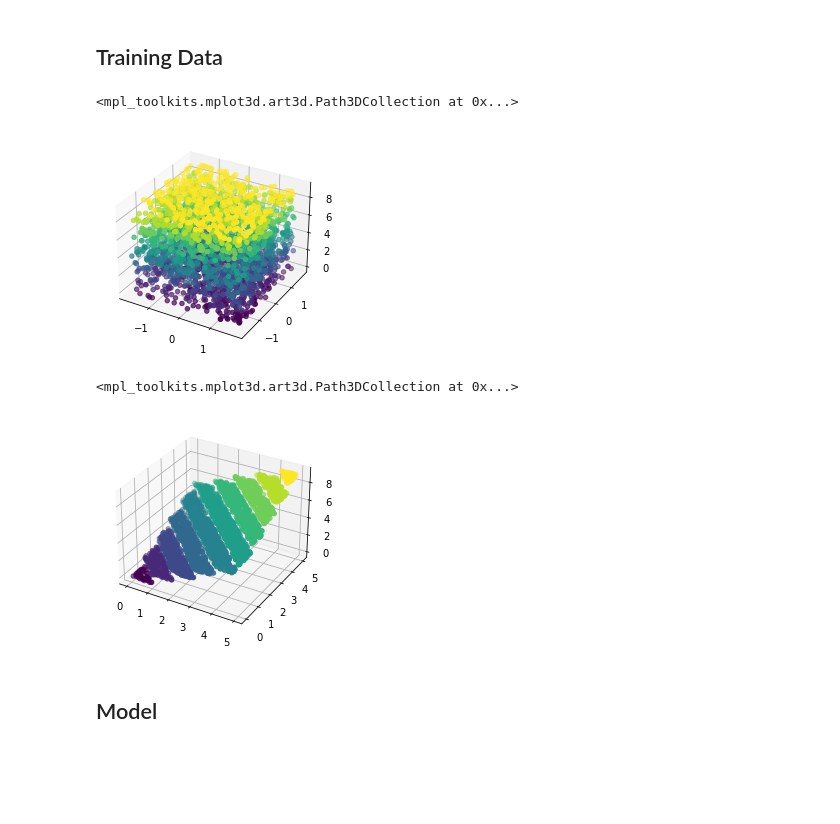
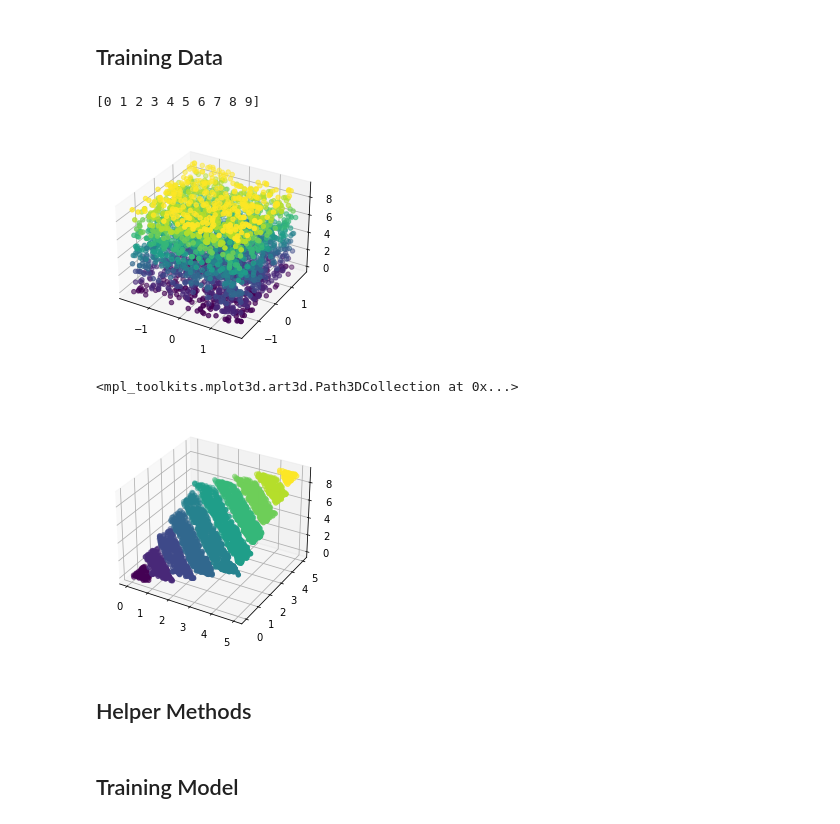
Before and after one commit to clrkwng/exploring_compositionality, a Jupyter notebook: vecbool_nb.ipynb, the cells around one changed output. Cells and saved outputs as stored; diff of their text form; code cells hidden in the pictures; blank space fills up the shorter version.

Commit message:
overfit the training problem

```diff
--- a/vecbool_nb.ipynb
+++ b/vecbool_nb.ipynb
@@ -26,18 +23,22 @@ The autoreload extension is already loaded. To reload it, use:
 # %%
 X_train, X_train_true_labels, y_train = get_train_data(3000)
 
 X_train = torch.tensor(X_train).float()
-y_train = torch.tensor(y_train).view(-1, 1).float()
+y_train = torch.tensor(y_train).long()
+X_train_true_labels = torch.tensor(X_train_true_labels).long()
 
 train_data = []
 for i in range(len(X_train)):
-     train_data.append([X_train[i], y_train[i]])
+#     train_data.append([X_train[i], X_train_true_labels[i]])
+    train_data.append([X_train[i], y_train[i]])
 
 ax = plt.axes(projection='3d')
 ax.scatter3D(X_train[:, 0], X_train[:, 1], y_train, c=y_train)
+
+print(np.unique(X_train_true_labels))
 # %% [output]
-<mpl_toolkits.mplot3d.art3d.Path3DCollection at 0x...>
+[0 1 2 3 4 5 6 7 8 9]
-[figure, old version]
+[figure, new version]
 # %%
 # Plotting the training data, unstandardized with "unrotated" labels
 X_train_orig = unstandardize_data(X_train, cache["X_train_mean"], cache["X_train_std"])
@@ -46,4 +47,6 @@ ax = plt.axes(projection='3d')
 ax.scatter3D(X_train_orig[:, 0], X_train_orig[:, 1], X_train_true_labels, c=X_train_true_labels)
 # %% [output]
 <mpl_toolkits.mplot3d.art3d.Path3DCollection at 0x...>
-[figure, old version]
+[figure, new version]
+# %% [markdown]
+## Helper Methods
@@ -50,2 +58,2 @@ ax.scatter3D(X_train_orig[:, 0], X_train_orig[:, 1], X_train_true_labels, c=X_tr
 # %% [markdown]
-## Model
+## Training Model
```
Also changed, not shown: parts of 7 cells of this notebook, 8 other files.
